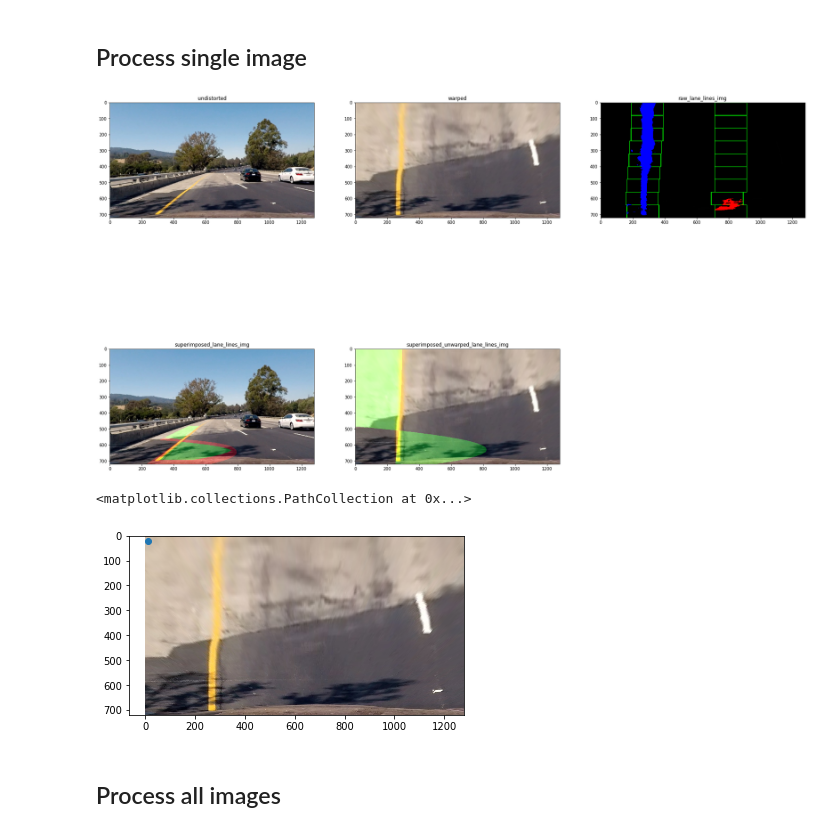
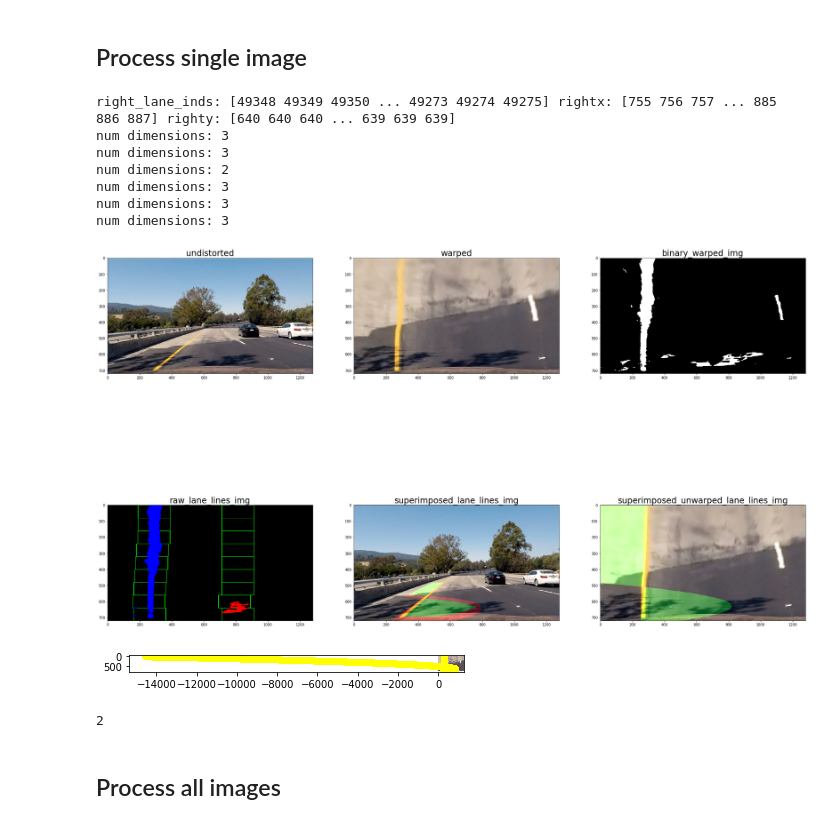
Before and after one commit to tleyden/CarND-Advanced-Lane-Lines, a Jupyter notebook: AdvancedLaneFindingProject.ipynb, the cells around one changed output. Drawn from its saved outputs; the diff is of its cells as text; code cells hidden in the pictures.

Commit message:
debugging why that test image frame not recognized

```diff
--- a/AdvancedLaneFindingProject.ipynb
+++ b/AdvancedLaneFindingProject.ipynb
@@ -365,6 +365,18 @@ class ImagePipelineResult:
         self.raw_lane_lines_img = None
         self.superimposed_lane_lines_img = None
         self.superimposed_unwarped_lane_lines_img = None
+
+def show_warped_with_lane_lines(image_pipeline_result):
+    # Show the warped image with the detected lane lines plotted on top
+    # of them.
+    # TODO: figure out how to generate an image like this with opencv or matplotlib
+    # and add to the actual image pipeline
+    left_fitx, ploty = image_pipeline_result.left_points
+    right_fitx = image_pipeline_result.right_points[0]
+    implot = plt.imshow(cv2.cvtColor(image_pipeline_result.warped, cv2.COLOR_BGR2RGB))
+    # plt.set_title("warped with lane lines scatterplot", fontsize=24)
+    plt.scatter(left_fitx, ploty, color='yellow')
+    plt.scatter(right_fitx, ploty, color='yellow')
 # %% [markdown]
 ## Image Pipeline
 # %%
@@ -431,34 +443,43 @@ def image_pipeline(img=None, input_image_name=""):
 # %%
 image_name = "test_images/test4.jpg"
 final_result = image_pipeline(img=None, input_image_name=image_name)
 
 show_images([
     final_result.undistorted,
     final_result.warped,
+    final_result.binary_warped_img,
     final_result.raw_lane_lines_img,
     final_result.superimposed_lane_lines_img,
     final_result.superimposed_unwarped_lane_lines_img,
     ],
     titles=[
         "undistorted",
         "warped",
+        "binary_warped_img",
         "raw_lane_lines_img",
         "superimposed_lane_lines_img",
         "superimposed_unwarped_lane_lines_img"
     ],
     cv2ConvertTarget=cv2.COLOR_BGR2RGB,
     cols=2,
     scale_factor=1.0,
 )
 
-cv2.imwrite("intermediate_images/warped.jpg", final_result.warped)
-
-implot = plt.imshow(cv2.cvtColor(final_result.warped, cv2.COLOR_BGR2RGB))
-plt.scatter([10], [20])
+show_warped_with_lane_lines(final_result)
 # %% [output]
+right_lane_inds: [49348 49349 49350 ... 49273 49274 49275] rightx: [755 756 757 ... 885 886 887] righty: [640 640 640 ... 639 639 639]
+num dimensions: 3
+num dimensions: 3
+num dimensions: 2
+num dimensions: 3
+num dimensions: 3
+num dimensions: 3
-[figure, old version]
+[figure, new version]
-<matplotlib.collections.PathCollection at 0x...>
-[figure, old version]
+[figure, new version]
+# %%
+final_result.binary_warped_img.ndim
+# %% [output]
+2
 # %%
 plt.imshow(cv2.cvtColor(final_result.raw_lane_lines_img, cv2.COLOR_BGR2RGB))
 # %%
```
Also changed, not shown: parts of 3 cells of this notebook, 2 other files.
